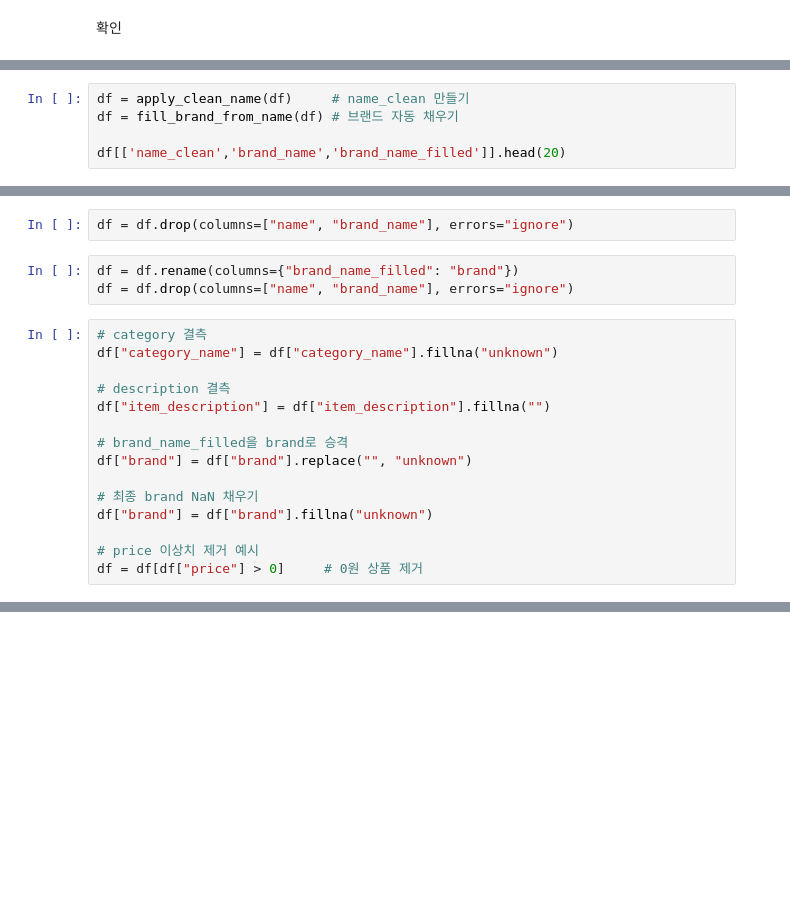
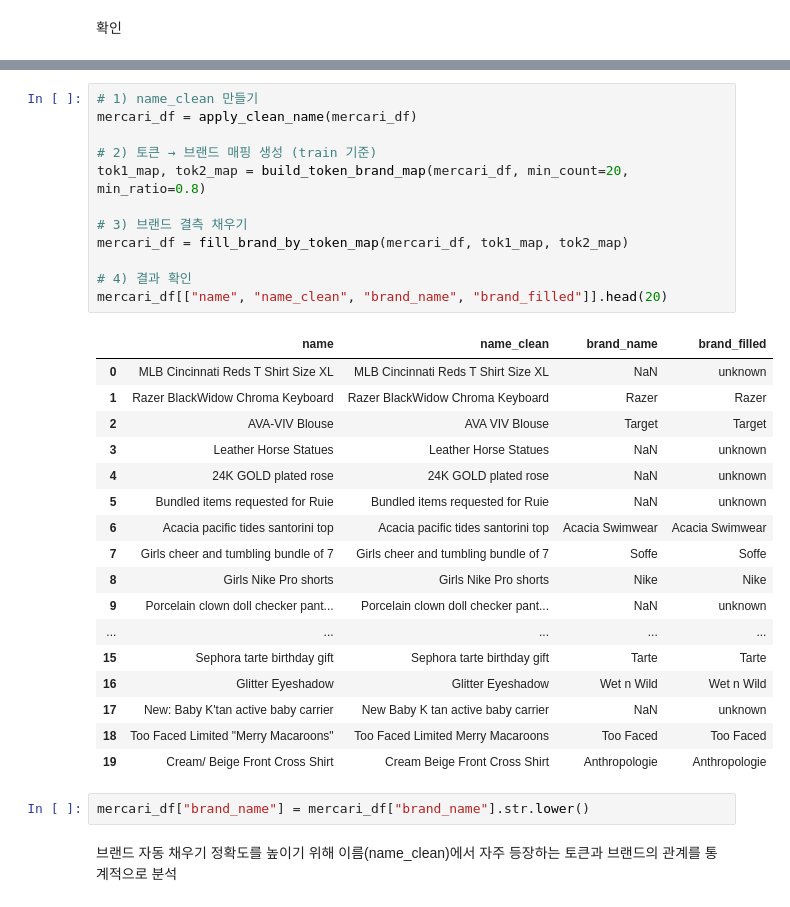
Before and after one commit to ary3120-droid/myproject, a Jupyter notebook: MERK.ipynb, the cells around one changed output, grey strips where cells are left out. Drawn from its saved outputs; the diff is of its cells as text; blank space fills up the shorter version.

```diff
--- a/MERK.ipynb
+++ b/MERK.ipynb
@@ -166,5 +85,0 @@ df = fill_brand_from_name(df)
-# %%
-df = apply_clean_name(df)     # name_clean 만들기
-df = fill_brand_from_name(df) # 브랜드 자동 채우기
-
-df[['name_clean','brand_name','brand_name_filled']].head(20)
@@ -193,20 +85,0 @@ df[['name_clean','brand_name','brand_name_filled']].head(20)
-# %%
-df = df.drop(columns=["name", "brand_name"], errors="ignore")
-# %%
-df = df.rename(columns={"brand_name_filled": "brand"})
-df = df.drop(columns=["name", "brand_name"], errors="ignore")
-# %%
-# category 결측
-df["category_name"] = df["category_name"].fillna("unknown")
-
-# description 결측
-df["item_description"] = df["item_description"].fillna("")
-
-# brand_name_filled을 brand로 승격
-df["brand"] = df["brand"].replace("", "unknown")
-
-# 최종 brand NaN 채우기
-df["brand"] = df["brand"].fillna("unknown")
-
-# price 이상치 제거 예시
-df = df[df["price"] > 0]     # 0원 상품 제거
@@ -226,0 +211,35 @@ df.head(10)
+# %%
+# 1) name_clean 만들기
+mercari_df = apply_clean_name(mercari_df)
+
+# 2) 토큰 → 브랜드 매핑 생성 (train 기준)
+tok1_map, tok2_map = build_token_brand_map(mercari_df, min_count=20, min_ratio=0.8)
+
+# 3) 브랜드 결측 채우기
+mercari_df = fill_brand_by_token_map(mercari_df, tok1_map, tok2_map)
+
+# 4) 결과 확인
+mercari_df[["name", "name_clean", "brand_name", "brand_filled"]].head(20)
+# %% [output]
+|  | name | name_clean | brand_name | brand_filled |
+| 0 | MLB Cincinnati Reds T Shirt Size XL | MLB Cincinnati Reds T Shirt Size XL | NaN | unknown |
+| 1 | Razer BlackWidow Chroma Keyboard | Razer BlackWidow Chroma Keyboard | Razer | Razer |
+| 2 | AVA-VIV Blouse | AVA VIV Blouse | Target | Target |
+| 3 | Leather Horse Statues | Leather Horse Statues | NaN | unknown |
+| 4 | 24K GOLD plated rose | 24K GOLD plated rose | NaN | unknown |
+| 5 | Bundled items requested for Ruie | Bundled items requested for Ruie | NaN | unknown |
+| 6 | Acacia pacific tides santorini top | Acacia pacific tides santorini top | Acacia Swimwear | Acacia Swimwear |
+| 7 | Girls cheer and tumbling bundle of 7 | Girls cheer and tumbling bundle of 7 | Soffe | Soffe |
+| 8 | Girls Nike Pro shorts | Girls Nike Pro shorts | Nike | Nike |
+| 9 | Porcelain clown doll checker pant... | Porcelain clown doll checker pant... | NaN | unknown |
+| ... | ... | ... | ... | ... |
+| 15 | Sephora tarte birthday gift | Sephora tarte birthday gift | Tarte | Tarte |
+| 16 | Glitter Eyeshadow | Glitter Eyeshadow | Wet n Wild | Wet n Wild |
+| 17 | New: Baby K'tan active baby carrier | New Baby K tan active baby carrier | NaN | unknown |
+| 18 | Too Faced Limited "Merry Macaroons" | Too Faced Limited Merry Macaroons | Too Faced | Too Faced |
+| 19 | Cream/ Beige Front Cross Shirt | Cream Beige Front Cross Shirt | Anthropologie | Anthropologie |
+# %%
+mercari_df["brand_name"] = mercari_df["brand_name"].str.lower()
+# %% [markdown]
+브랜드 자동 채우기 정확도를 높이기 위해
+이름(name_clean)에서 자주 등장하는 토큰과 브랜드의 관계를 통계적으로 분석
```
Also changed, not shown: parts of 20 cells of this notebook.
